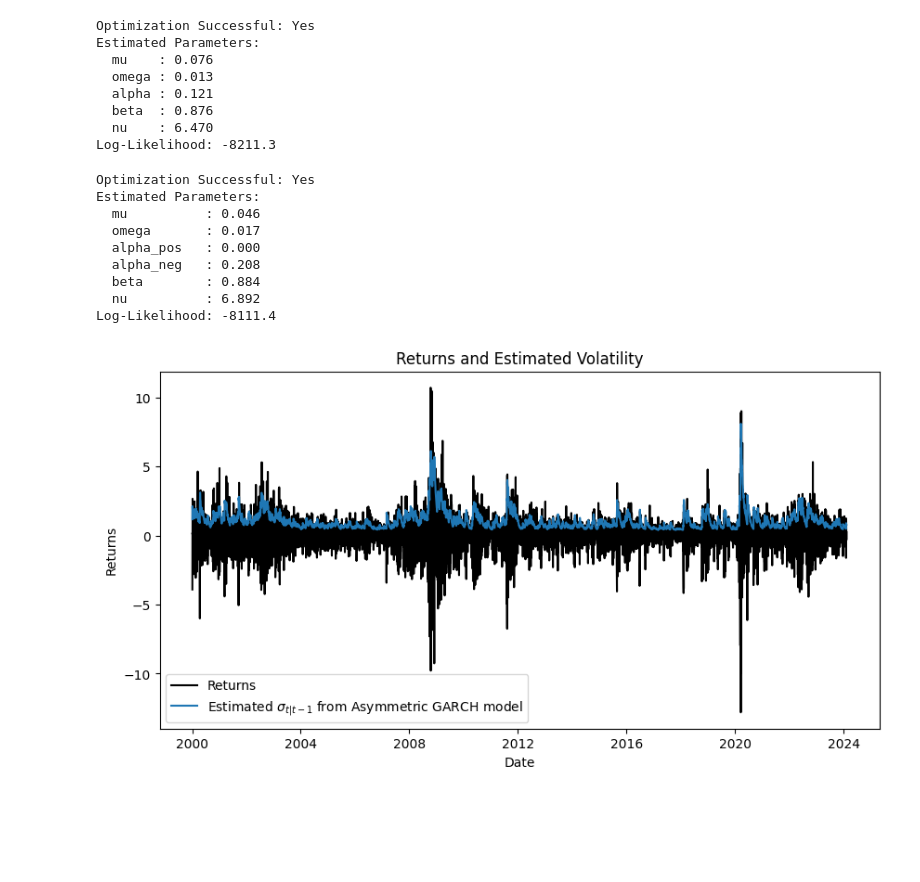
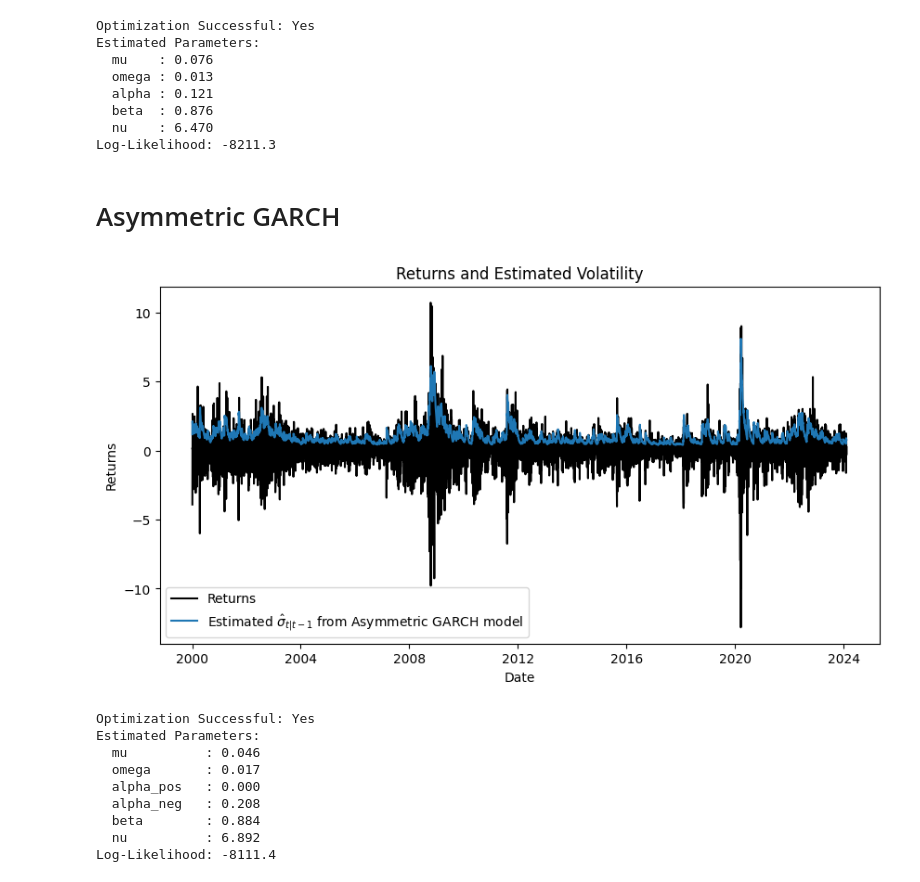
Before and after one commit to typesparky/Econometrics-Intro-Case-Seminar, a Jupyter notebook: Case2/Case 2 Code.ipynb, the cells around one changed output. Cells and saved outputs as stored; diff of their text form; code cells hidden in the pictures; blank space fills up the shorter version.

```diff
--- a/Case2/Case 2 Code.ipynb
+++ b/Case2/Case 2 Code.ipynb
@@ -98,37 +122,40 @@ Estimated Parameters:
   beta  : 0.876
   nu    : 6.470
 Log-Likelihood: -8211.3
+# %% [markdown]
+# Asymmetric GARCH
 # %%
 # Optimization setup
 initial_values = [np.mean(returns), np.var(returns) / 20, 0.10, 0.10, 0.88, 6]
 bounds = [(None, None), (0, None), (0, None), (0, None), (0, None), (2, 40)]
 result = optimize.minimize(neg_log_likelihood_asymmetric_garch, initial_values, args=(returns,), bounds=bounds, method='Nelder-Mead')
 
 # Extract optimized parameters
 mu_hat, omega_hat, alpha_hat_pos, alpha_hat_neg, beta_hat, nu_hat = result.x
 log_likelihood = -result.fun
 
-# Print results in a structured format
+# Plot results
+plt.figure(figsize=(10, 5))
+plt.plot(dates, returns, 'k', label='Returns')
+plt.plot(dates, np.sqrt(asymmetric_garch(mu_hat, omega_hat, alpha_hat_pos, alpha_hat_neg, beta_hat, returns)), label='Estimated $\hat{\sigma}_{t|t-1}$ from Asymmetric GARCH model')
+plt.legend()
+plt.xlabel('Date')
+plt.ylabel('Returns')
+plt.title('Returns and Estimated Volatility')
+plt.show()
+
+# Print results
 print(f"Optimization Successful: {'Yes' if result.success else 'No'}")
 print("Estimated Parameters:")
 print(f"  mu          : {mu_hat:.3f}")
 print(f"  omega       : {omega_hat:.3f}")
 print(f"  alpha_pos   : {alpha_hat_pos:.3f}")
 print(f"  alpha_neg   : {alpha_hat_neg:.3f}")
 print(f"  beta        : {beta_hat:.3f}")
 print(f"  nu          : {nu_hat:.3f}")
 print(f"Log-Likelihood: {log_likelihood:.1f}")
-
-# Plot results
-plt.figure(figsize=(10, 5))
-plt.plot(dates, returns, 'k', label='Returns')
-plt.plot(dates, np.sqrt(asymmetric_garch(mu_hat, omega_hat, alpha_hat_pos, alpha_hat_neg, beta_hat, returns)), label='Estimated $\sigma_{t|t-1}$ from Asymmetric GARCH model')
-plt.legend()
-plt.xlabel('Date')
-plt.ylabel('Returns')
-plt.title('Returns and Estimated Volatility')
-plt.show()
 # %% [output]
+[figure]
 Optimization Successful: Yes
 Estimated Parameters:
   mu          : 0.046
@@ -138,4 +165,3 @@ Estimated Parameters:
   beta        : 0.884
   nu          : 6.892
 Log-Likelihood: -8111.4
-[figure]
```
Also changed, not shown: parts of 9 cells of this notebook.
